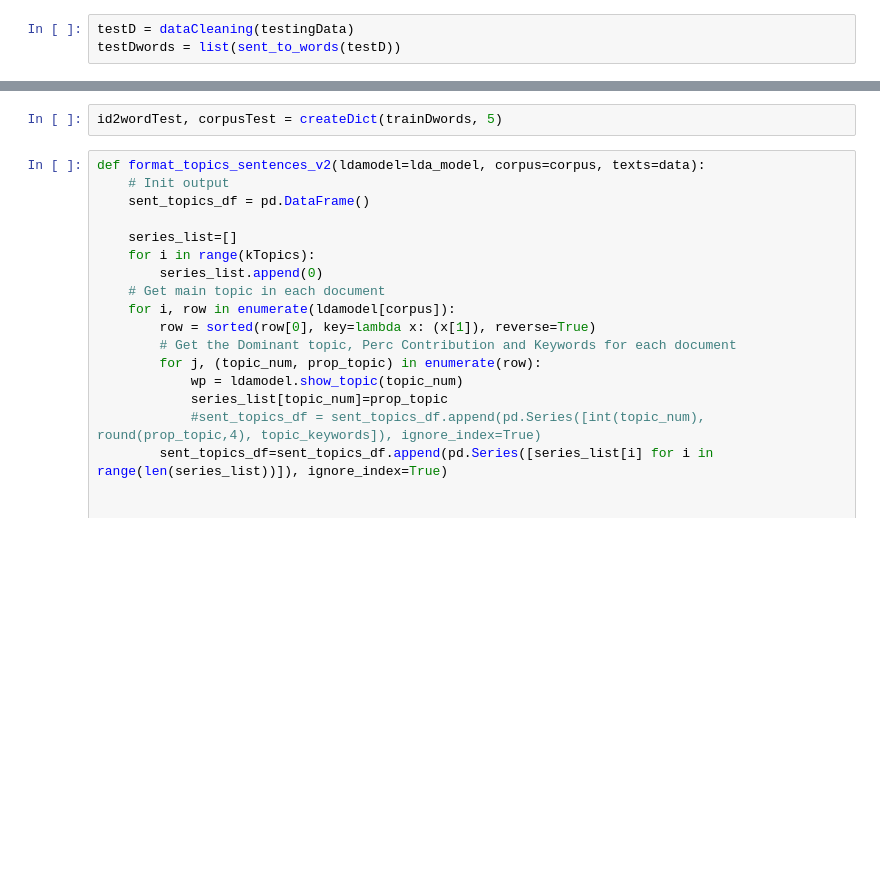
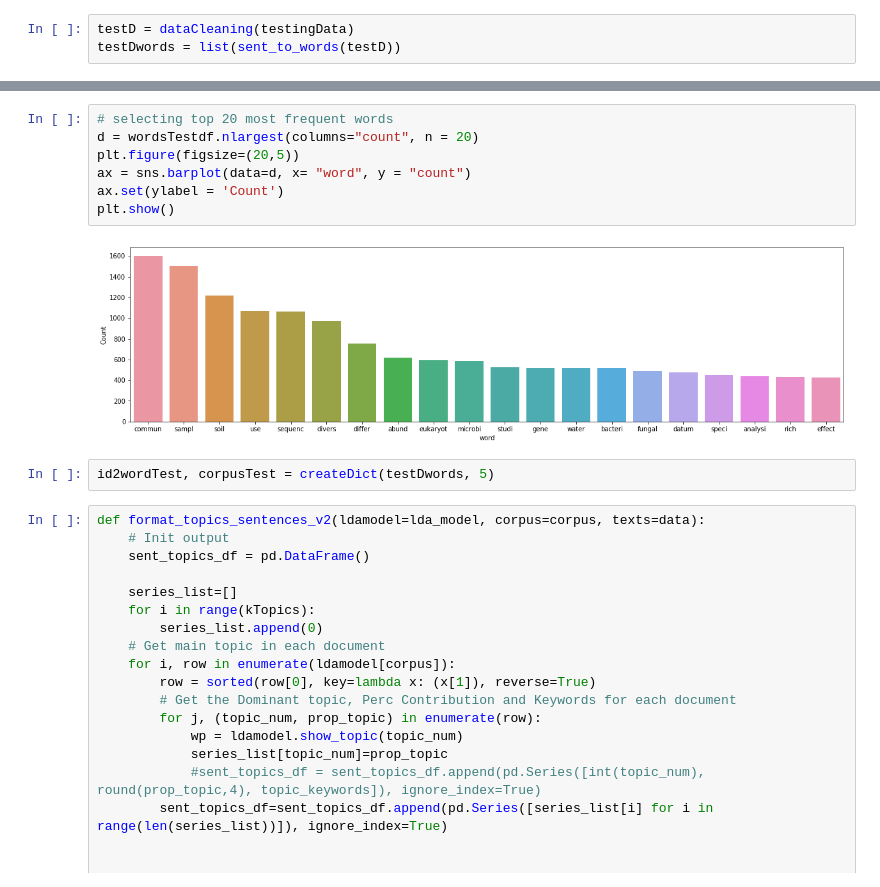
Before and after one commit to dretomlin/Cryptococcus-neoformans-Search-and-Destroy, a Jupyter notebook: ldaTopicGenerator.ipynb, the cells around one changed output, grey strips where cells are left out. Cells and saved outputs as stored; diff of their text form; blank space fills up the shorter version.

```diff
--- a/ldaTopicGenerator.ipynb
+++ b/ldaTopicGenerator.ipynb
@@ -387,5 +409,14 @@ testDwords = list(sent_to_words(testD))
+# %%
+# selecting top 20 most frequent words
+d = wordsTestdf.nlargest(columns="count", n = 20)
+plt.figure(figsize=(20,5))
+ax = sns.barplot(data=d, x= "word", y = "count")
+ax.set(ylabel = 'Count')
+plt.show()
+# %% [output]
+[figure, added]
 # %%
-id2wordTest, corpusTest = createDict(trainDwords, 5)
+id2wordTest, corpusTest = createDict(testDwords, 5)
 # %%
 def format_topics_sentences_v2(ldamodel=lda_model, corpus=corpus, texts=data):
     # Init output
```
Also changed, not shown: parts of 45 cells of this notebook, 2 other files.
